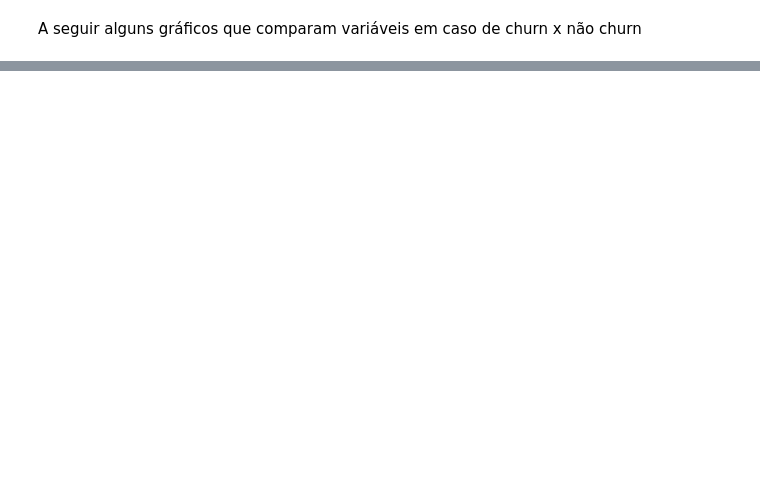
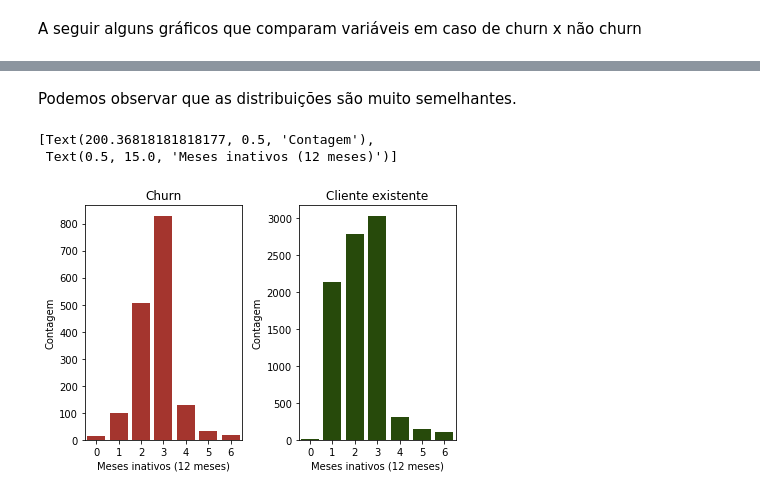
Before and after one commit to gabrielpastori/exploratoryAnalysis, a Jupyter notebook: eda.ipynb, the cells around one changed output, grey strips where cells are left out. Saved outputs shown, nothing was run; the diff lists cells and outputs as text; code cells hidden in the pictures; blank space fills up the shorter version.

```diff
--- a/eda.ipynb
+++ b/eda.ipynb
@@ -50,0 +72,21 @@ plt.show()
+# %% [markdown]
+Podemos observar que as distribuições são muito semelhantes.
+# %%
+fig, axs = plt.subplots(ncols=2)
+
+ordem = []
+
+sns.countplot(x = 'Months_Inactive_12_mon', data = bankChurn, color=Green, ax=axs[0])
+sns.countplot(x = 'Months_Inactive_12_mon', data = bankCustomer, color=Red, ax=axs[1])
+
+fig.tight_layout()
+
+axs[0].title.set_text("Churn")
+axs[1].title.set_text("Cliente existente")
+
+axs[0].set(xlabel="Meses inativos (12 meses)", ylabel= "Contagem")
+axs[1].set(xlabel="Meses inativos (12 meses)", ylabel= "Contagem")
+# %% [output]
+[Text(200.36818181818177, 0.5, 'Contagem'),
+ Text(0.5, 15.0, 'Meses inativos (12 meses)')]
+[figure, added]
```
Also changed, not shown: parts of 9 cells of this notebook.
